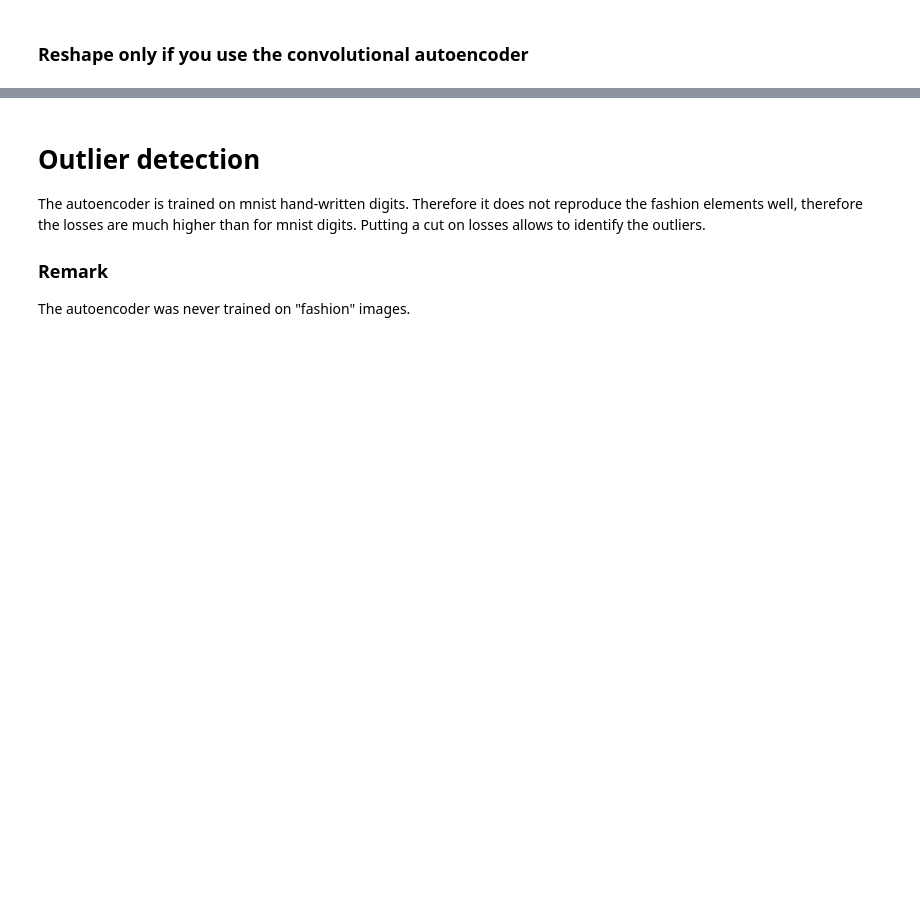
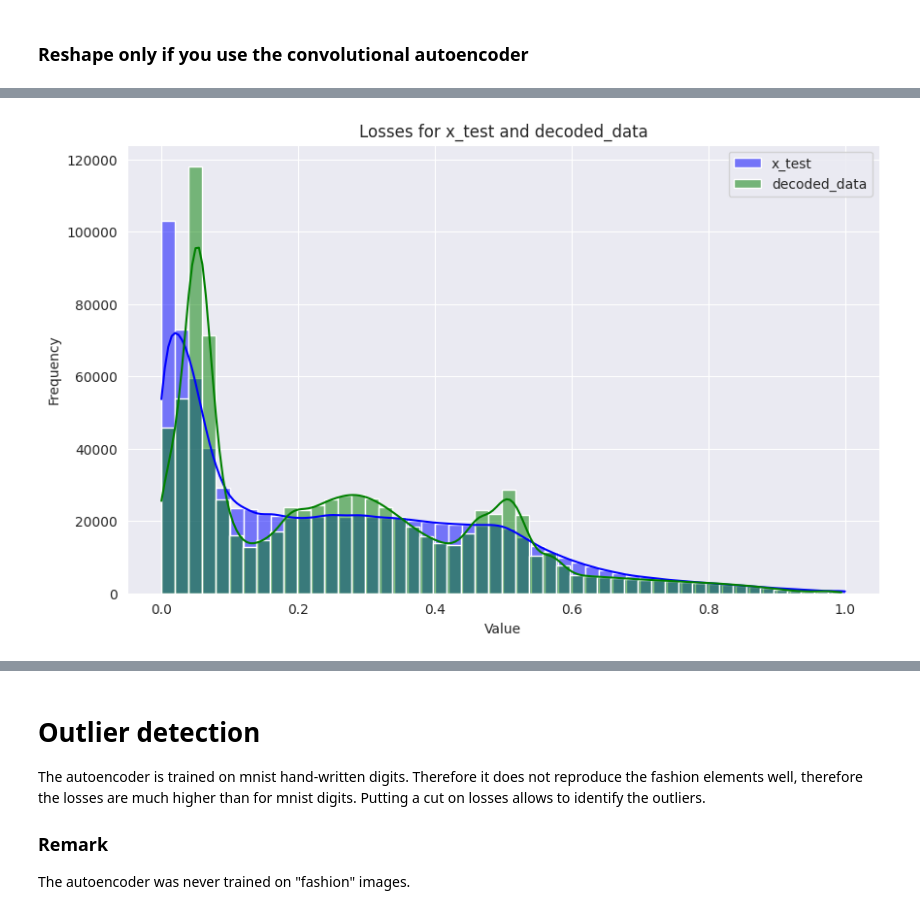
Before and after one commit to slysek/autoencoding_pp, a Jupyter notebook: Autoencoder_outliers.ipynb, the cells around one changed output, grey strips where cells are left out. Saved outputs shown, nothing was run; the diff lists cells and outputs as text; code cells hidden in the pictures; blank space fills up the shorter version.

```diff
--- a/Autoencoder_outliers.ipynb
+++ b/Autoencoder_outliers.ipynb
@@ -52,9 +42,6 @@ clean_matrix.shape
 # %%
 from sklearn.model_selection import train_test_split
 
-x_train, x_test = train_test_split(clean_matrix[:,:2], test_size=0.2, random_state=42)
+x_train, x_test = train_test_split(traning_matrix, test_size=0.3, random_state=42)
 # %% [markdown]
 # Reshape data (only if you use the fully connected network)
-# %%
-x_train = x_train.reshape((x_train.shape[0], -1))
-x_test = x_test.reshape((x_test.shape[0], -1))
@@ -301,3 +288,16 @@ plt.show()
+# %%
+import seaborn as sns
+
+plt.figure(figsize=(10, 6))
+sns.histplot(x_test.flatten(), bins=50, kde=True, color='blue', label='x_test', alpha=0.5)
+sns.histplot(decoded_data.flatten(), bins=50, kde=True, color='green', label='decoded_data', alpha=0.5)
+plt.title('Losses for x_test and decoded_data')
+plt.legend(loc='upper right')
+plt.xlabel('Value')
+plt.ylabel('Frequency')
+plt.show()
+# %% [output]
+[figure, added]
 # %%
 def visualize_reconstruction_errors(autoencoder, data):
     decoded_data = autoencoder.predict(data)
```
Also changed, not shown: parts of 43 cells of this notebook.
